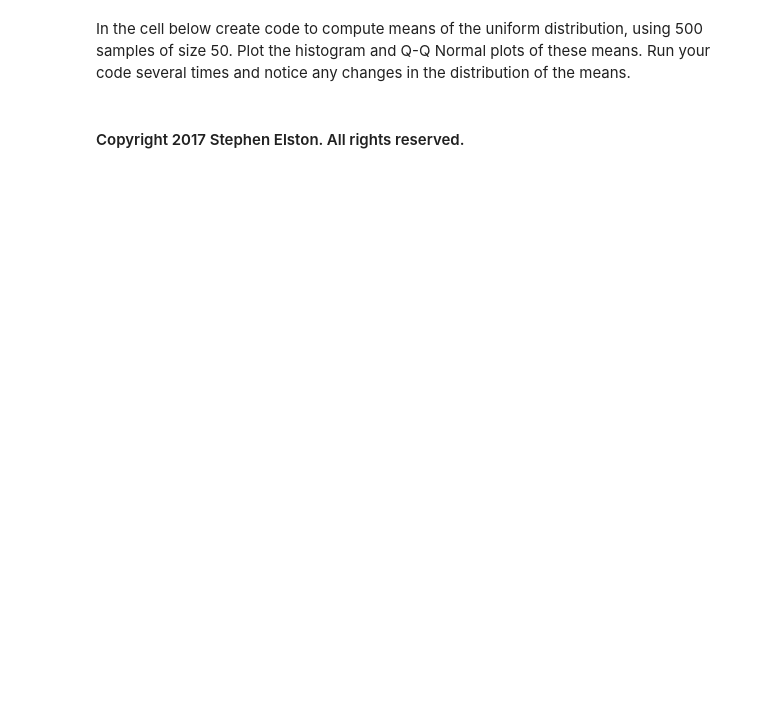
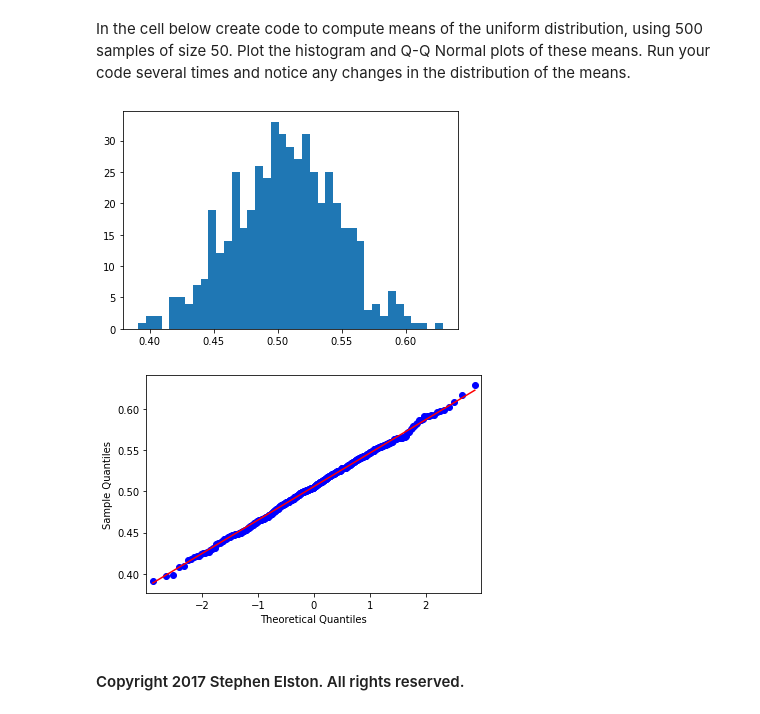
Before and after one commit to StephenElston/DataScience410, a Jupyter notebook: Lecture5/CentralLimitTheorm.ipynb, the cells around one changed output. Drawn from its saved outputs; the diff is of its cells as text; code cells hidden in the pictures; blank space fills up the shorter version.

```diff
--- a/Lecture5/CentralLimitTheorm.ipynb
+++ b/Lecture5/CentralLimitTheorm.ipynb
@@ -113,4 +132,15 @@ The code in the cell below computes a population from a uniform distribution. Ex
 # %% [markdown]
 In the cell below create code to compute means of the uniform distribution, using 500 samples of size 50. Plot the histogram and Q-Q Normal plots of these means. Run your code several times and notice any changes in the distribution of the means.
+# %%
+x_means = numpy.array([
+        numpy.random.choice(uniform_sample, size=50, replace=True).mean()
+        for i in range(500)])
+
+breaks = numpy.linspace(x_means.min(), x_means.max(), num=40)
+_ = pyplot.hist(x_means, bins=breaks)
+_ = sm.qqplot(x_means, line='s')
+# %% [output]
+[figure, added]
+[figure, added]
 # %% [markdown]
 #### Copyright 2017 Stephen Elston. All rights reserved.
```
Also changed, not shown: parts of 5 cells of this notebook, 2 other files.
